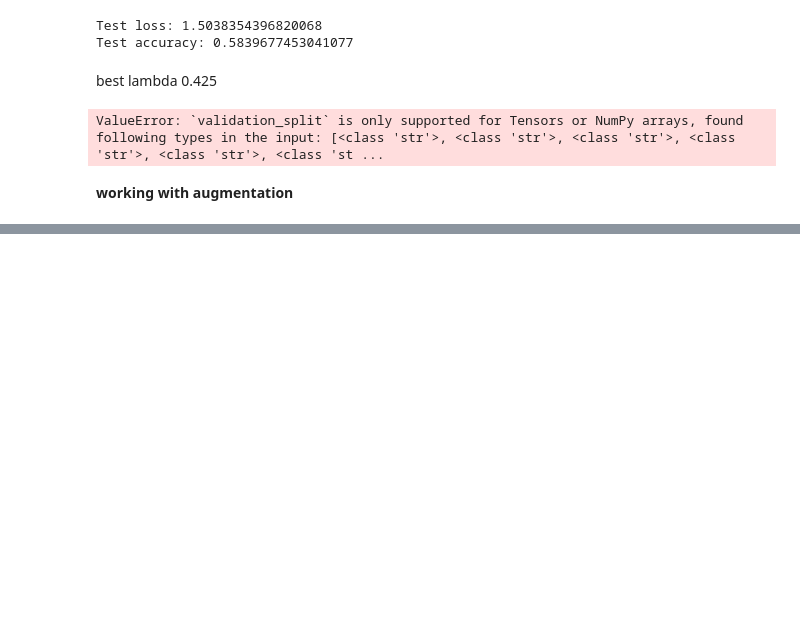
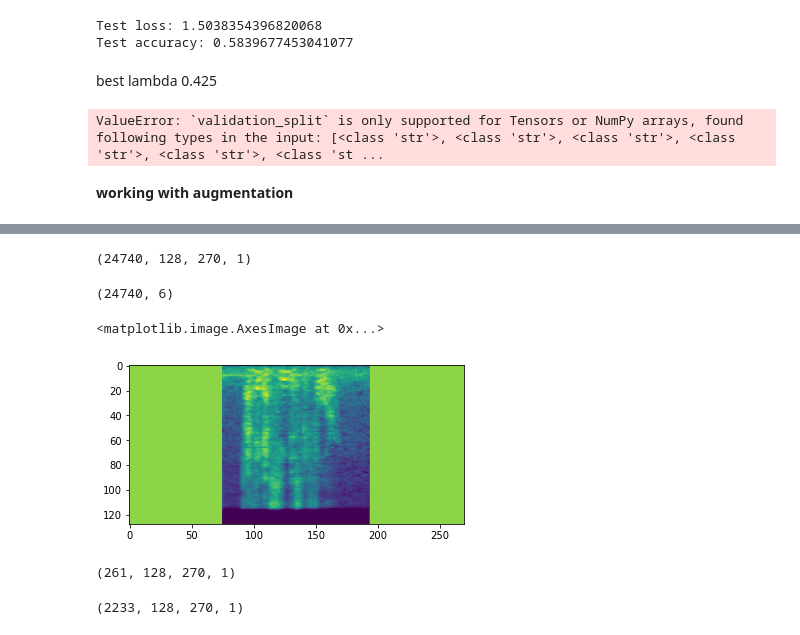
Before and after one commit to omarkhaled99/speech_emotion_recognition, a Jupyter notebook: PR_assignment3-3.ipynb, the cells around one changed output, grey strips where cells are left out. Cells and saved outputs as stored; diff of their text form; code cells hidden in the pictures; blank space fills up the shorter version.

```diff
--- a/PR_assignment3-3.ipynb
+++ b/PR_assignment3-3.ipynb
@@ -1522,0 +1373,24 @@ Test accuracy: 0.6041200160980225
+# %%
+x_train,y_train = get_augmented_train_dataset(X1_trainfinal,y1_trainfinal)
+# %%
+max_row,max_col = get_padding_max(x_train)
+# %%
+x_train_padded = pad_mel(x_train,max_col)
+# %%
+x_train_np_array = np.array(x_train_padded)
+x_train_np_array = x_train_np_array[:,:, :, np.newaxis]
+print(x_train_np_array.shape)
+# %% [output]
+(24740, 128, 270, 1)
+# %%
+y_train_np_array = np.array(y_train)
+
+print(train_y_np_array.shape)
+# %% [output]
+(24740, 6)
+# %%
+plt.figure()
+plt.imshow(x_train_np_array[19033])
+# %% [output]
+<matplotlib.image.AxesImage at 0x...>
+[figure, added]
@@ -1522,0 +1428,12 @@ Test accuracy: 0.6041200160980225
+# %%
+x_validate_np_array = np.array(x_validate_padded)
+x_validate_np_array = x_validate_np_array[:,:, :, np.newaxis]
+print(x_validate_np_array.shape)
+# %% [output]
+(261, 128, 270, 1)
+# %%
+x_test_np_array = np.array(x_test_padded)
+x_test_np_array = x_test_np_array[:,:, :, np.newaxis]
+print(x_test_np_array.shape)
+# %% [output]
+(2233, 128, 270, 1)
```
Also changed, not shown: parts of 48 cells of this notebook, 2 other files.
